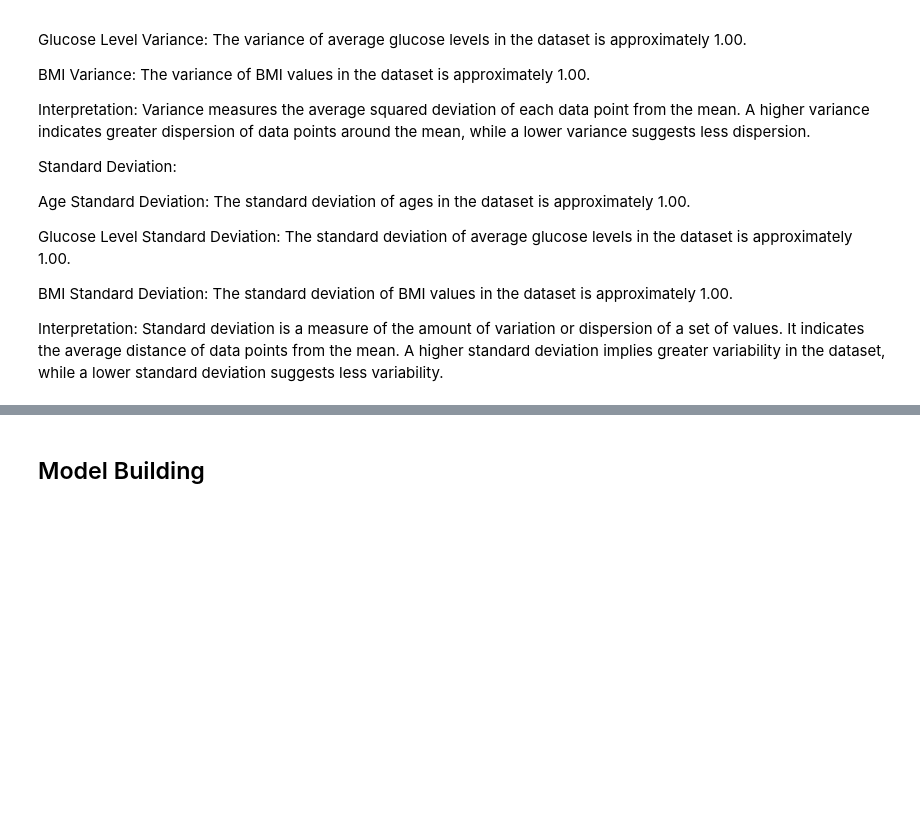
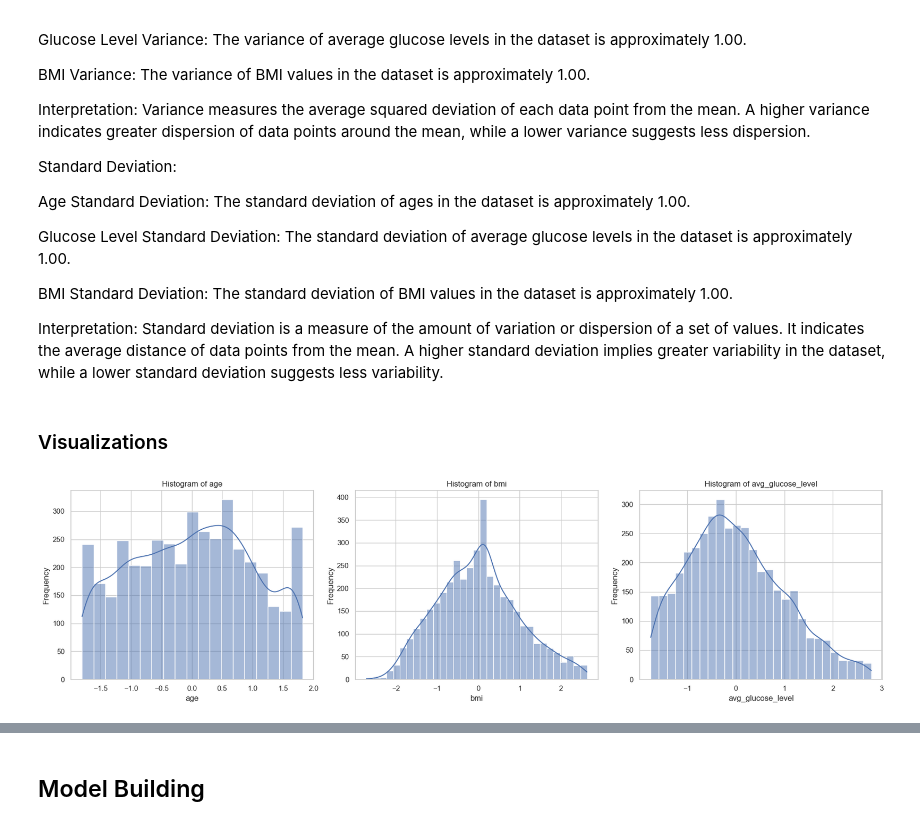
Before and after one commit to HChandeepa/Stroke-Risk-Prediction-System-A_Machine_Learning_Approach, a Jupyter notebook: Stroke.ipynb, the cells around one changed output, grey strips where cells are left out. Drawn from its saved outputs; the diff is of its cells as text; code cells hidden in the pictures; blank space fills up the shorter version.

```diff
--- a/Stroke.ipynb
+++ b/Stroke.ipynb
@@ -708,3 +708,5 @@ Glucose Level Standard Deviation: The standard deviation of average glucose leve
 BMI Standard Deviation: The standard deviation of BMI values in the dataset is approximately 1.00.
 
 Interpretation: Standard deviation is a measure of the amount of variation or dispersion of a set of values. It indicates the average distance of data points from the mean. A higher standard deviation implies greater variability in the dataset, while a lower standard deviation suggests less variability.
+# %% [markdown]
+### Visualizations
@@ -710,0 +719,12 @@ Interpretation: Standard deviation is a measure of the amount of variation or di
+# %%
+plt.figure(figsize=(18,5))
+for i,var in enumerate(numeric_columns,1):
+    plt.subplot(1,3,i)
+    snb.histplot(df[var],kde=True)
+    plt.title(f'Histogram of {var}')
+    plt.xlabel(var)
+    plt.ylabel('Frequency')
+plt.tight_layout()
+plt.show()
+# %% [output]
+[figure, added]
```
Also changed, not shown: parts of 33 cells of this notebook.
